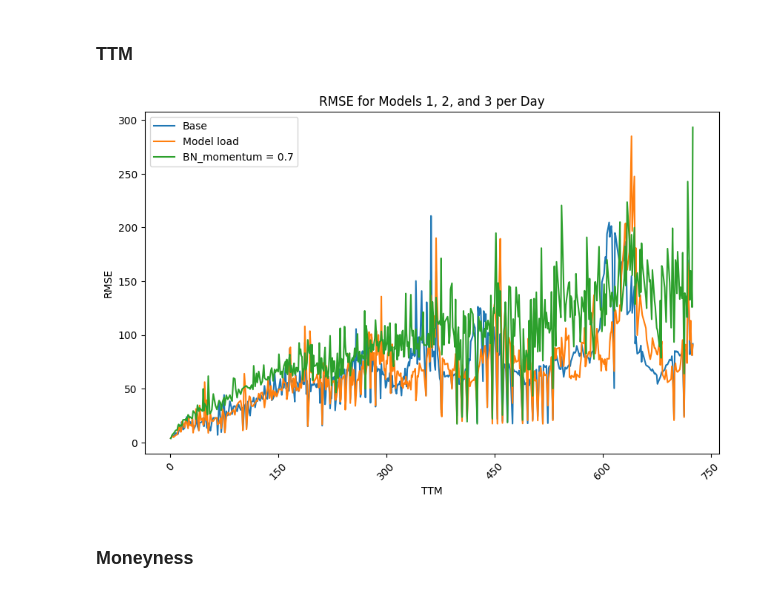
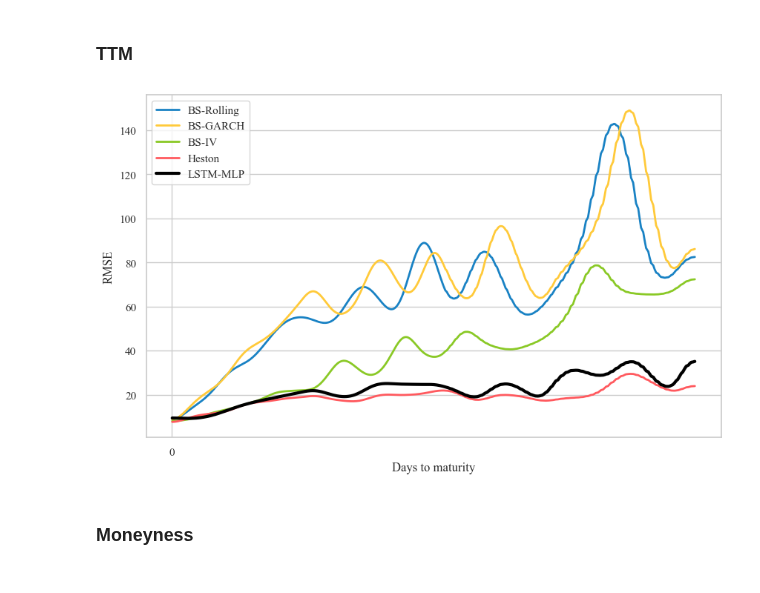
Before and after one commit to erlend-rygg/deep-learning-for-option-pricing, a Jupyter notebook: results_analysis/compare_results.ipynb, the cells around one changed output. Cells and saved outputs as stored; diff of their text form; code cells hidden in the pictures.

Commit message:
Compare results to seaborn color palette

```diff
--- a/results_analysis/compare_results.ipynb
+++ b/results_analysis/compare_results.ipynb
@@ -47,8 +30,16 @@ write_to_file = True
 read_from_file = True
+# %%
+sns.set(style="whitegrid", font='Times New Roman')
+
+color = '#1982C4'
+color2 = '#FF595E'
+color3 = '#8AC926'
+color4 = "#FFCA3A"
+color5 = "#6A4C93"
 # %% [markdown]
 ### Loading data
 # %%
-if read_from_file:
+if read_from_file == False:
     # Set the path to the root directory
     path = os.path.abspath(os.path.join(os.getcwd(), os.pardir))
     sys.path.append(path)
@@ -102,7 +91,7 @@ if write_to_file:
 if read_from_file:
     path = os.path.abspath(os.path.join(os.getcwd(), os.pardir))
     sys.path.append(path)
-    df = pd.read_csv(path + '/data/predictions/combined_predictions.csv')
+    df = pd.read_csv(path + '/data/predictions/combined_predictions_BS_v2.csv')
 # %% [markdown]
 # Graphs
 # %%
@@ -211,37 +197,35 @@ for model in ["Rolling", "GARCH", "IV", "Heston", "LSTM-MLP"]:
 # %%
 # Group data by Quote_date and calculate RMSE for each group
 rmse_df = df.groupby("TTM").apply(calculate_rmse).reset_index()
 
 
 # Smooth the RMSE values by using gaussian filter
 sigma = 15
 rmse_df["RMSE_Model_1"] = gaussian_filter1d(rmse_df["RMSE_Model_1"], sigma=sigma)
 rmse_df["RMSE_Model_2"] = gaussian_filter1d(rmse_df["RMSE_Model_2"], sigma=sigma)
 rmse_df["RMSE_Model_3"] = gaussian_filter1d(rmse_df["RMSE_Model_3"], sigma=sigma)
 rmse_df["RMSE_Model_4"] = gaussian_filter1d(rmse_df["RMSE_Model_4"], sigma=sigma)
 rmse_df["RMSE_Model_5"] = gaussian_filter1d(rmse_df["RMSE_Model_5"], sigma=sigma)
 
 
 # Plot the RMSE values for each model
 fig, ax = plt.subplots(figsize=(10, 6))
-sns.lineplot(data=rmse_df, x="TTM", y="RMSE_Model_1", label="BS-Rolling", ax=ax)
-sns.lineplot(data=rmse_df, x="TTM", y="RMSE_Model_2", label="BS-GARCH", ax=ax)
-sns.lineplot(data=rmse_df, x="TTM", y="RMSE_Model_3", label="BS-IV", ax=ax)
-sns.lineplot(data=rmse_df, x="TTM", y="RMSE_Model_4", label="Heston", ax=ax)
-sns.lineplot(data=rmse_df, x="TTM", y="RMSE_Model_5", label="LSTM-MLP", ax=ax, color="black", linewidth=2)
+sns.lineplot(data=rmse_df, x="TTM", y="RMSE_Model_1", label="BS-Rolling", ax=ax, color = color, linewidth=2)
+sns.lineplot(data=rmse_df, x="TTM", y="RMSE_Model_2", label="BS-GARCH", ax=ax, color = color4, linewidth=2)
+sns.lineplot(data=rmse_df, x="TTM", y="RMSE_Model_3", label="BS-IV", ax=ax, color = color3, linewidth=2)
+sns.lineplot(data=rmse_df, x="TTM", y="RMSE_Model_4", label="Heston", ax=ax, color = color2, linewidth=2)
+sns.lineplot(data=rmse_df, x="TTM", y="RMSE_Model_5", label="LSTM-MLP", ax=ax, color="black", linewidth=3)
 
 # Set the interval for x-axis labels
 ax.xaxis.set_major_locator(ticker.MultipleLocator(base=100))
 
 
-plt.xlabel("TTM")
+plt.xlabel("Days to maturity")
 plt.ylabel("RMSE")
-plt.title("RMSE for the models at different TTM")
 plt.legend()
-plt.xticks(rotation=45)
 plt.show()
 # %% [output]
-[figure, old version]
+[figure, new version]
 # %% [markdown]
 ### Moneyness
 # %%
```
Also changed, not shown: parts of 6 cells of this notebook.
